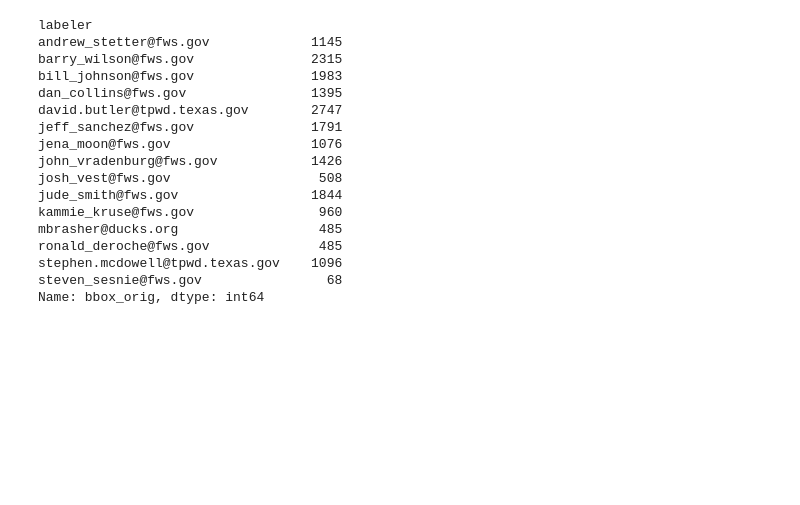
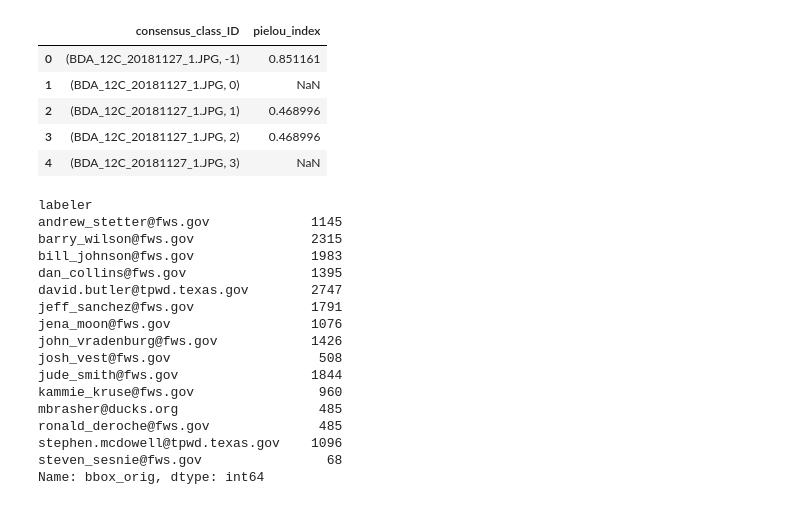
Before and after one commit to rowanoaktree/label-consensus-analysis, a Jupyter notebook: expertconsensus.ipynb, the cells around one changed output. Cells and saved outputs as stored; diff of their text form; code cells hidden in the pictures; blank space fills up the shorter version.

Commit message:
Pielou's index

```diff
--- a/expertconsensus.ipynb
+++ b/expertconsensus.ipynb
@@ -79,0 +96,31 @@ len(originals)
+# %%
+#Calculating Pielou's evenness index for class ID per cluster to evaluate variability
+
+# Group the dataframe by image, then by cluster
+grouped = df.groupby(['filename', 'cluster_id'])
+
+# Create an empty list to store Pielou's evenness index for each class
+pielou_index = []
+
+# Loop through each group and calculate Pielou's evenness index
+for name, group in grouped:
+    # Count the number of annotations in the group
+    num_annotations = len(group)
+
+    # Count the number of annotations for each original class ID
+    class_counts = group.groupby('cat_orig').size().values
+
+    # Calculate the relative abundance of each original class ID
+    relative_abundance = class_counts / num_annotations
+
+    # Calculate the evenness index using Pielou's formula
+    evenness_index = -np.sum(relative_abundance * np.log(relative_abundance)) / np.log(len(relative_abundance))
+
+    # Append the evenness index to the list
+    pielou_index.append(evenness_index)
+
+# Create a new dataframe with the evenness index for each class
+result_df = pd.DataFrame({'consensus_class_ID': grouped.groups.keys(), 'pielou_index': pielou_index})
+
+# Print the result dataframe
+print(result_df)
@@ -80,3 +142,12 @@ len(originals)
+# %%
+result_df.head()
+# %% [output]
+|  | consensus_class_ID | pielou_index |
+| 0 | (BDA_12C_20181127_1.JPG, -1) | 0.851161 |
+| 1 | (BDA_12C_20181127_1.JPG, 0) | NaN |
+| 2 | (BDA_12C_20181127_1.JPG, 1) | 0.468996 |
+| 3 | (BDA_12C_20181127_1.JPG, 2) | 0.468996 |
+| 4 | (BDA_12C_20181127_1.JPG, 3) | NaN |
 # %%
 df.groupby(["labeler"])["bbox_orig"].count()
 # %% [output]
```
Also changed, not shown: parts of 6 cells of this notebook, 1 other file.
